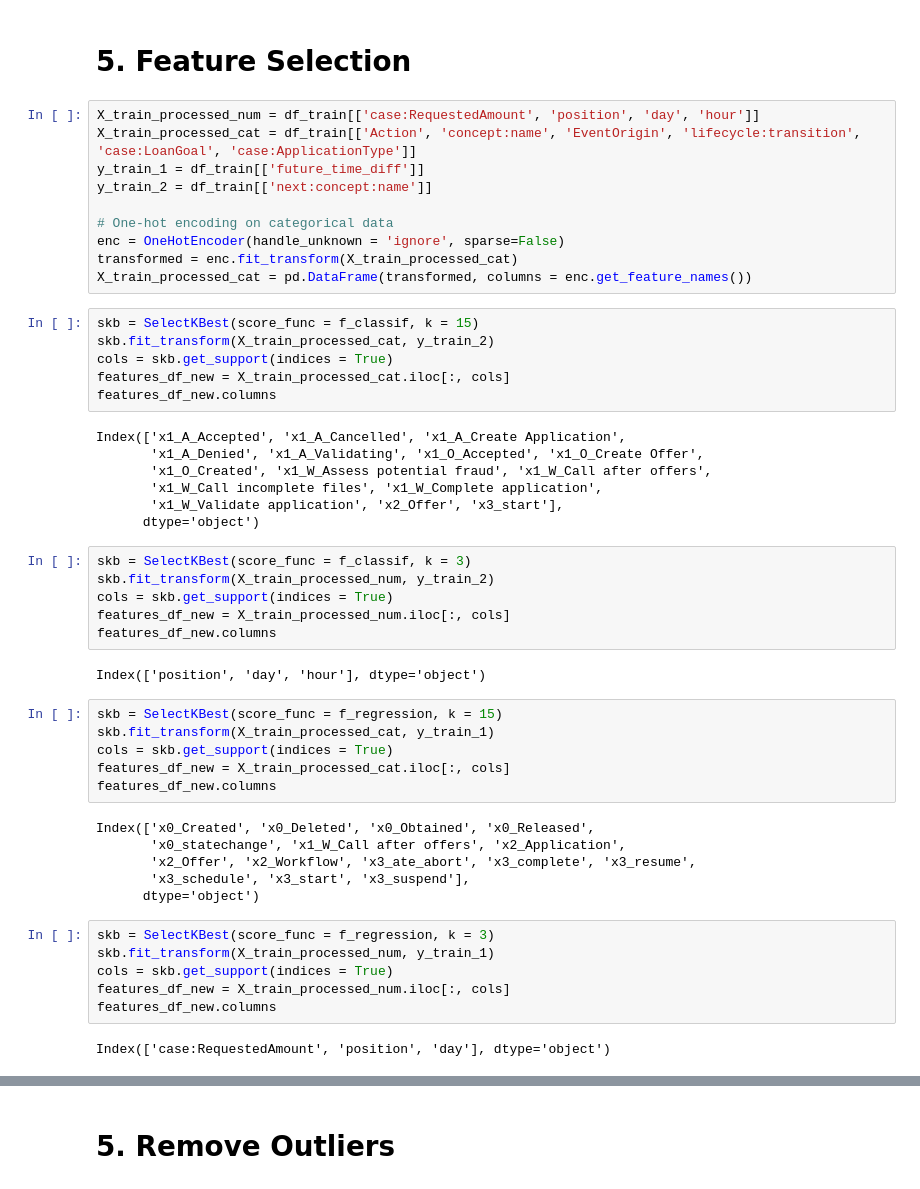
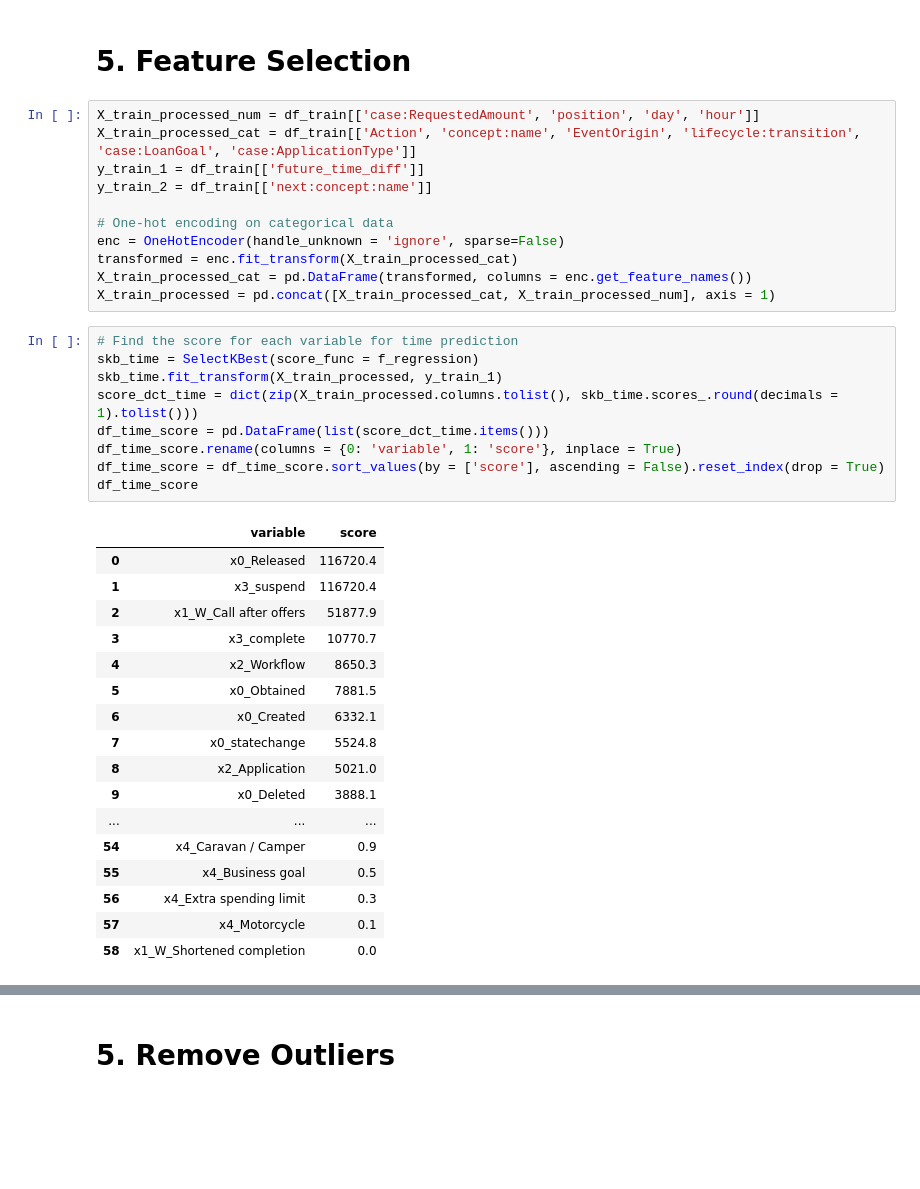
Before and after one commit to dbusn/process-mining-group-5, a Jupyter notebook: notebooks/preprocessing.ipynb, the cells around one changed output, grey strips where cells are left out. Cells and saved outputs as stored; diff of their text form; blank space fills up the shorter version.

```diff
--- a/notebooks/preprocessing.ipynb
+++ b/notebooks/preprocessing.ipynb
@@ -133,44 +133,31 @@ y_train_2 = df_train[['next:concept:name']]
 enc = OneHotEncoder(handle_unknown = 'ignore', sparse=False)
 transformed = enc.fit_transform(X_train_processed_cat)
 X_train_processed_cat = pd.DataFrame(transformed, columns = enc.get_feature_names())
+X_train_processed = pd.concat([X_train_processed_cat, X_train_processed_num], axis = 1)
-# %%
-skb = SelectKBest(score_func = f_classif, k = 15)
-skb.fit_transform(X_train_processed_cat, y_train_2)
-cols = skb.get_support(indices = True)
-features_df_new = X_train_processed_cat.iloc[:, cols]
-features_df_new.columns
-# %% [output]
-Index(['x1_A_Accepted', 'x1_A_Cancelled', 'x1_A_Create Application',
-       'x1_A_Denied', 'x1_A_Validating', 'x1_O_Accepted', 'x1_O_Create Offer',
-       'x1_O_Created', 'x1_W_Assess potential fraud', 'x1_W_Call after offers',
-       'x1_W_Call incomplete files', 'x1_W_Complete application',
-       'x1_W_Validate application', 'x2_Offer', 'x3_start'],
-      dtype='object')
-# %%
-skb = SelectKBest(score_func = f_classif, k = 3)
-skb.fit_transform(X_train_processed_num, y_train_2)
-cols = skb.get_support(indices = True)
-features_df_new = X_train_processed_num.iloc[:, cols]
-features_df_new.columns
-# %% [output]
-Index(['position', 'day', 'hour'], dtype='object')
-# %%
-skb = SelectKBest(score_func = f_regression, k = 15)
-skb.fit_transform(X_train_processed_cat, y_train_1)
-cols = skb.get_support(indices = True)
-features_df_new = X_train_processed_cat.iloc[:, cols]
-features_df_new.columns
-# %% [output]
-Index(['x0_Created', 'x0_Deleted', 'x0_Obtained', 'x0_Released',
-       'x0_statechange', 'x1_W_Call after offers', 'x2_Application',
-       'x2_Offer', 'x2_Workflow', 'x3_ate_abort', 'x3_complete', 'x3_resume',
-       'x3_schedule', 'x3_start', 'x3_suspend'],
-      dtype='object')
-# %%
-skb = SelectKBest(score_func = f_regression, k = 3)
-skb.fit_transform(X_train_processed_num, y_train_1)
-cols = skb.get_support(indices = True)
-features_df_new = X_train_processed_num.iloc[:, cols]
-features_df_new.columns
-# %% [output]
-Index(['case:RequestedAmount', 'position', 'day'], dtype='object')
+# %%
+# Find the score for each variable for time prediction
+skb_time = SelectKBest(score_func = f_regression)
+skb_time.fit_transform(X_train_processed, y_train_1)
+score_dct_time = dict(zip(X_train_processed.columns.tolist(), skb_time.scores_.round(decimals = 1).tolist()))
+df_time_score = pd.DataFrame(list(score_dct_time.items()))
+df_time_score.rename(columns = {0: 'variable', 1: 'score'}, inplace = True)
+df_time_score = df_time_score.sort_values(by = ['score'], ascending = False).reset_index(drop = True)
+df_time_score
+# %% [output]
+|  | variable | score |
+| 0 | x0_Released | 116720.4 |
+| 1 | x3_suspend | 116720.4 |
+| 2 | x1_W_Call after offers | 51877.9 |
+| 3 | x3_complete | 10770.7 |
+| 4 | x2_Workflow | 8650.3 |
+| 5 | x0_Obtained | 7881.5 |
+| 6 | x0_Created | 6332.1 |
+| 7 | x0_statechange | 5524.8 |
+| 8 | x2_Application | 5021.0 |
+| 9 | x0_Deleted | 3888.1 |
+| ... | ... | ... |
+| 54 | x4_Caravan / Camper | 0.9 |
+| 55 | x4_Business goal | 0.5 |
+| 56 | x4_Extra spending limit | 0.3 |
+| 57 | x4_Motorcycle | 0.1 |
+| 58 | x1_W_Shortened completion | 0.0 |
```
Also changed, not shown: parts of 1 cell of this notebook.
